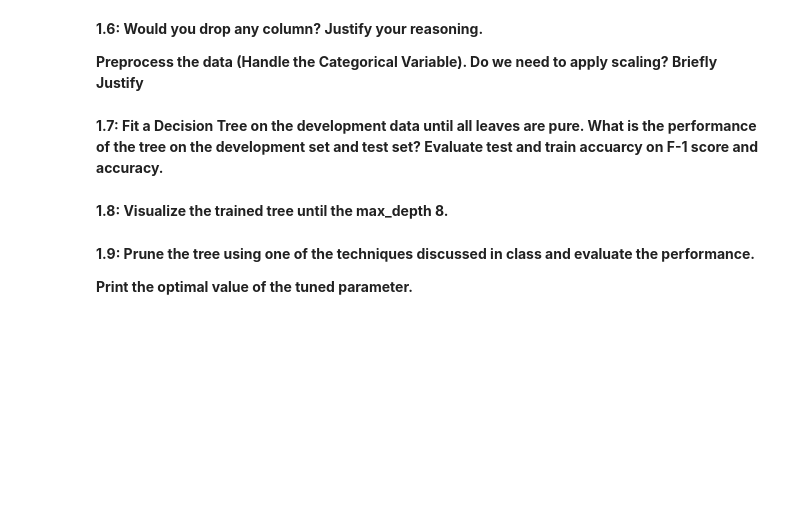
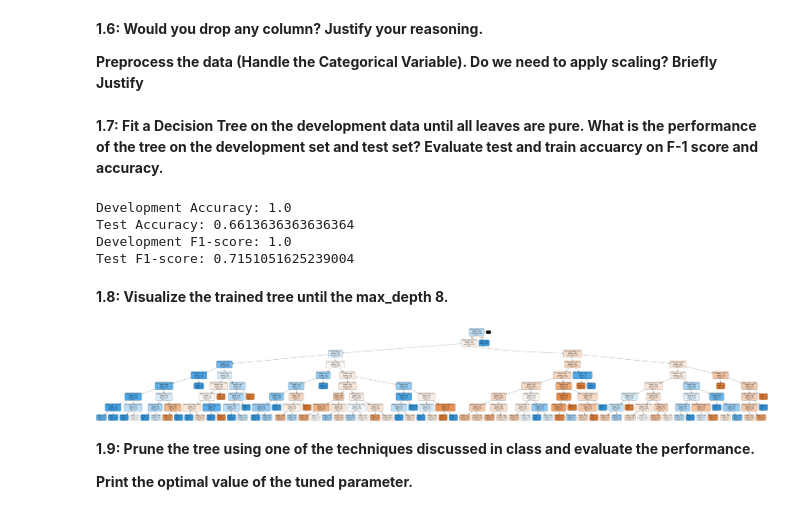
Before and after one commit to adelinka17/aml-spring2023-project2, a Jupyter notebook: AML_HW2_Spring23_Questions.ipynb, the cells around one changed output. Cells and saved outputs as stored; diff of their text form; code cells hidden in the pictures; blank space fills up the shorter version.

```diff
--- a/AML_HW2_Spring23_Questions.ipynb
+++ b/AML_HW2_Spring23_Questions.ipynb
@@ -64,2 +126,9 @@ import time
+# %%
+X_dev = X_dev.drop(['ID'], axis=1)
+X_test = X_test.drop(['ID'], axis=1)
+
+
+X_dev_encoded = pd.get_dummies(X_dev, columns=['Warehouse_block', 'Mode_of_Shipment', 'Product_importance', 'Gender'])
+X_test_encoded = pd.get_dummies(X_test, columns=['Warehouse_block', 'Mode_of_Shipment', 'Product_importance', 'Gender'])
 # %% [markdown]
 **1.7: Fit a Decision Tree on the development data until all leaves are pure. What is the performance of the tree on the development set and test set? Evaluate test and train accuarcy on F-1 score and accuracy.**
@@ -68,2 +135,29 @@ import time
+# %%
+## YOUR CODE HERE
+from sklearn.tree import DecisionTreeClassifier
+from sklearn.metrics import accuracy_score, f1_score
+
+dt = DecisionTreeClassifier(criterion='entropy', max_depth=None, random_state=42)
+dt.fit(X_dev_encoded, y_dev)
+
+y_dev_pred = dt.predict(X_dev_encoded)
+y_test_pred = dt.predict(X_test_encoded)
+
+dev_acc = accuracy_score(y_dev, y_dev_pred)
+test_acc = accuracy_score(y_test, y_test_pred)
+
+dev_f1 = f1_score(y_dev, y_dev_pred)
+test_f1 = f1_score(y_test, y_test_pred)
+
+print('Development Accuracy:', dev_acc)
+print('Test Accuracy:', test_acc)
+
+print('Development F1-score:', dev_f1)
+print('Test F1-score:', test_f1)
+# %% [output]
+Development Accuracy: 1.0
+Test Accuracy: 0.6613636363636364
+Development F1-score: 1.0
+Test F1-score: 0.7151051625239004
 # %% [markdown]
 **1.8: Visualize the trained tree until the max_depth 8.**
@@ -72,3 +164,16 @@ import time
+# %%
+from sklearn.tree import DecisionTreeClassifier, export_graphviz
+from IPython.display import Image
+import pydotplus
+clf = DecisionTreeClassifier(criterion='entropy', max_depth=8, random_state=42)
+clf.fit(X_dev_encoded, y_dev)
+
+dot_data = export_graphviz(clf, out_file=None, feature_names=X_dev_encoded.columns, class_names=['0', '1'], filled=True, rounded=True)
+graph = pydotplus.graph_from_dot_data(dot_data)
+
+Image(graph.create_png())
+# %% [output]
+[figure, added]
 # %% [markdown]
 **1.9: Prune the tree using one of the techniques discussed in class and evaluate the performance.**
 
```
Also changed, not shown: parts of 57 cells of this notebook.
